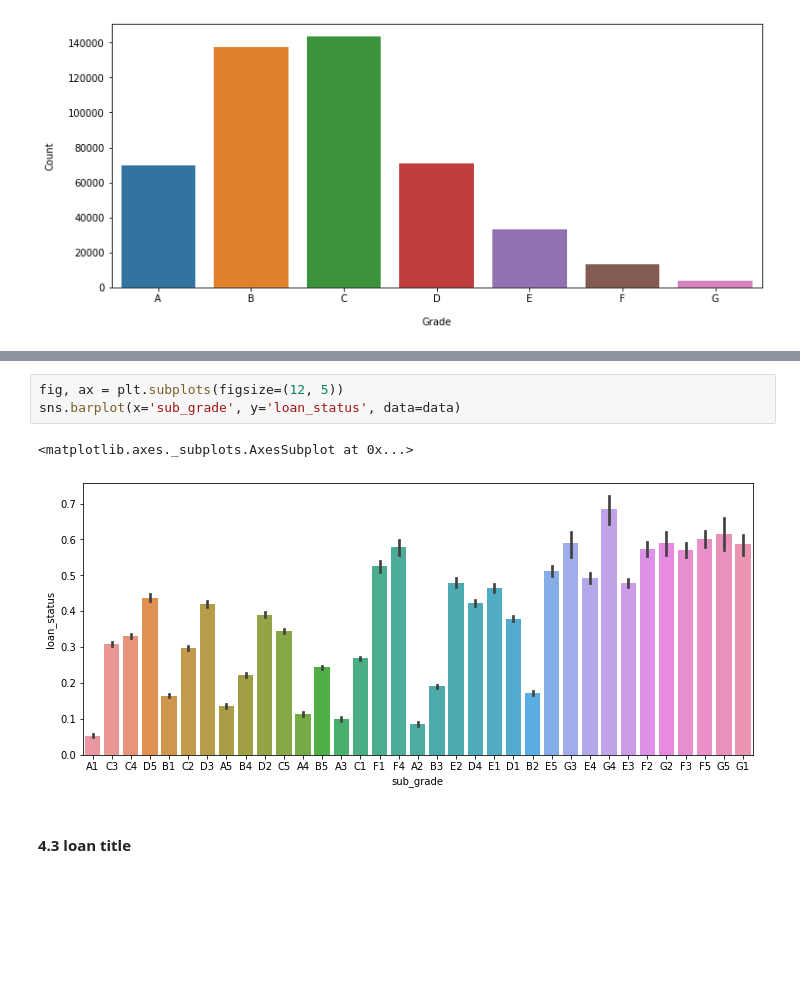
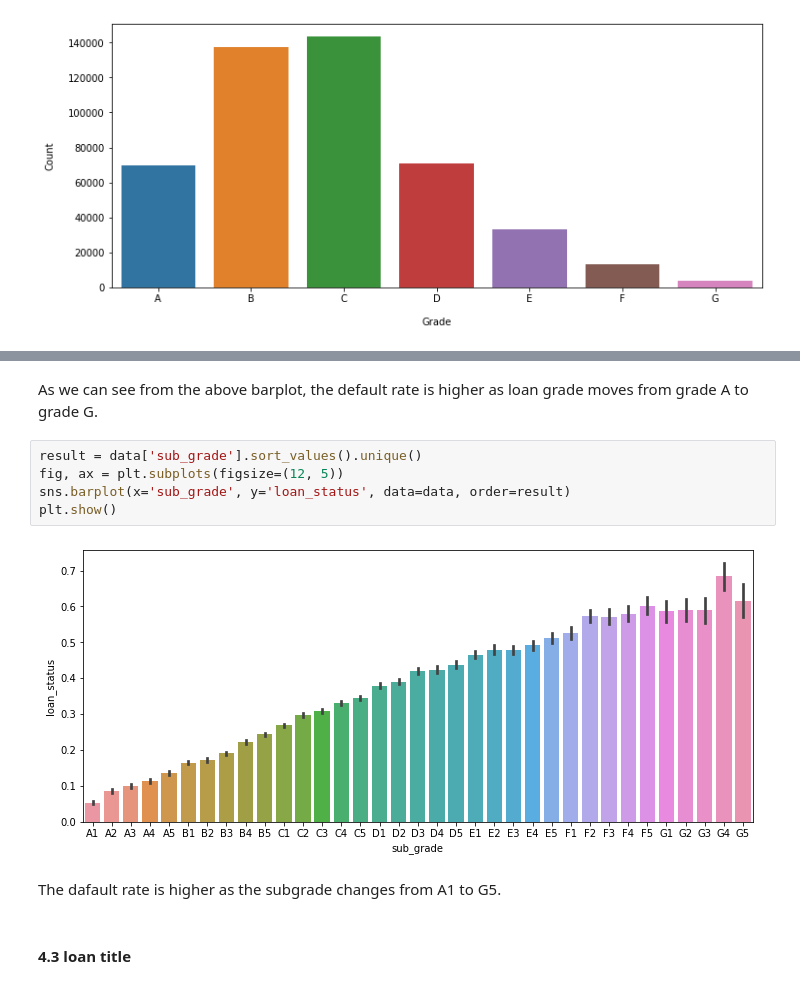
Before and after one commit to Dai-Yan/Lending_Club_Loan_Analysis, a Jupyter notebook: Loan Data Analysis.ipynb, the cells around one changed output, grey strips where cells are left out. Saved outputs shown, nothing was run; the diff lists cells and outputs as text; blank space fills up the shorter version.

```diff
--- a/Loan Data Analysis.ipynb
+++ b/Loan Data Analysis.ipynb
@@ -916,12 +917,17 @@ plt.ylabel("loan_status", labelpad=14)
 plt.show()
 # %% [output]
 [figure]
+# %% [markdown]
+As we can see from the above barplot, the default rate is higher as loan grade moves from grade A to grade G.
 # %%
+result = data['sub_grade'].sort_values().unique()
 fig, ax = plt.subplots(figsize=(12, 5))
-sns.barplot(x='sub_grade', y='loan_status', data=data)
+sns.barplot(x='sub_grade', y='loan_status', data=data, order=result)
+plt.show()
 # %% [output]
-<matplotlib.axes._subplots.AxesSubplot at 0x...>
-[figure, old version]
+[figure, new version]
+# %% [markdown]
+The dafault rate is higher as the subgrade changes from A1 to G5.
 # %% [markdown]
 #### 4.3 loan title
 # %%
```
Also changed, not shown: parts of 10 cells of this notebook.
